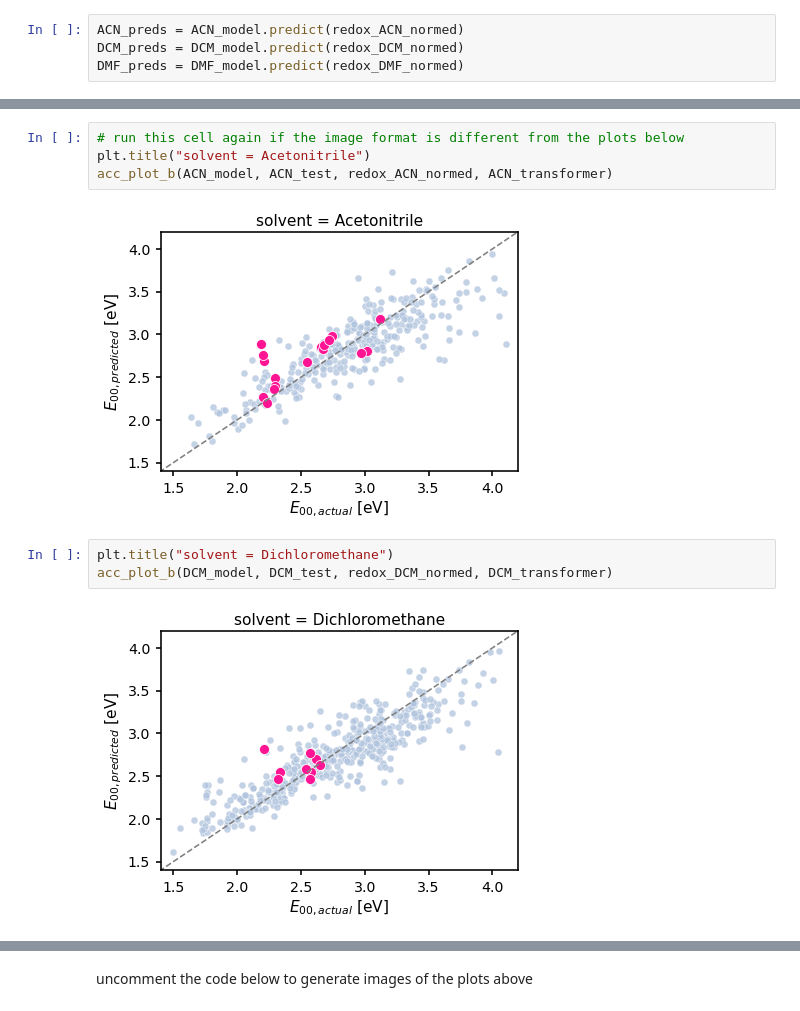
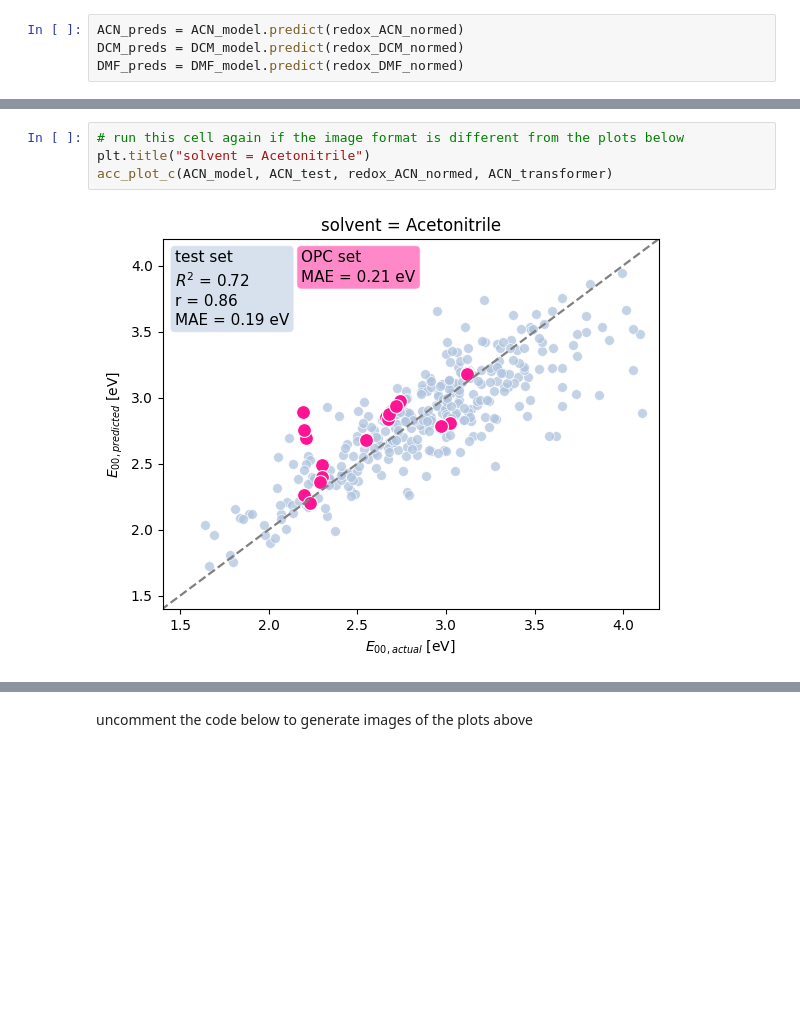
Before and after one commit to PeterF1234/DFT-ML-excited-state-redox, a Jupyter notebook: ML_model.ipynb, the cells around one changed output, grey strips where cells are left out. Saved outputs shown, nothing was run; the diff lists cells and outputs as text; blank space fills up the shorter version.

```diff
--- a/ML_model.ipynb
+++ b/ML_model.ipynb
@@ -293,11 +368,6 @@ DMF_preds = DMF_model.predict(redox_DMF_normed)
 # %%
 # run this cell again if the image format is different from the plots below
 plt.title("solvent = Acetonitrile")
-acc_plot_b(ACN_model, ACN_test, redox_ACN_normed, ACN_transformer)
+acc_plot_c(ACN_model, ACN_test, redox_ACN_normed, ACN_transformer)
 # %% [output]
-[figure, old version]
+[figure, new version]
-# %%
-plt.title("solvent = Dichloromethane")
-acc_plot_b(DCM_model, DCM_test, redox_DCM_normed, DCM_transformer)
-# %% [output]
-[figure, removed]
```
Also changed, not shown: parts of 13 cells of this notebook.
